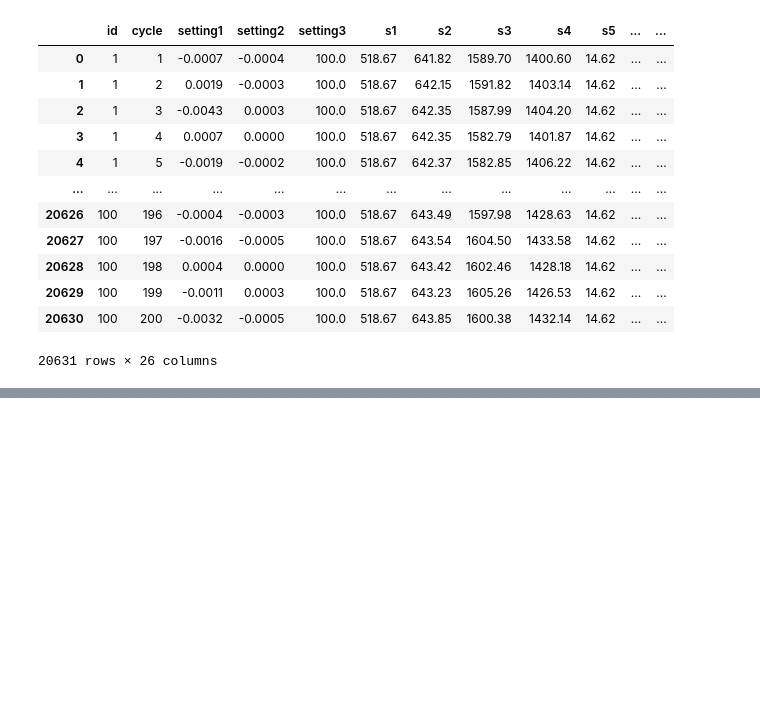
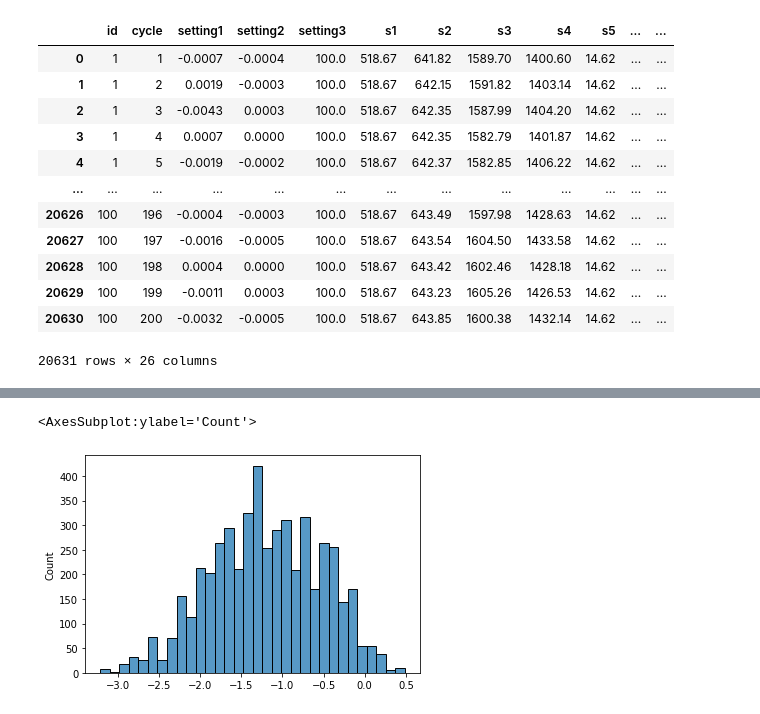
Before and after one commit to ChiXiaohang/CMAPSS_Preprocessing, a Jupyter notebook: data_view.ipynb, the cells around one changed output, grey strips where cells are left out. Drawn from its saved outputs; the diff is of its cells as text; code cells hidden in the pictures; blank space fills up the shorter version.

```diff
--- a/data_view.ipynb
+++ b/data_view.ipynb
@@ -114,0 +153,43 @@ train_df
+# %%
+import random
+def getPieceWiseData(data, augmentStartCycle=None, augmentEndCycle=None, movingAverage=None):
+    uniqueIds = data['id'].unique()
+    if movingAverage==None:
+        result = [data[data['id']==mId].values for mId in uniqueIds]
+    else:
+        result = [data[data['id']==mId].rolling(movingAverage).mean().dropna().values for mId in uniqueIds]
+    maxlen = np.max([len(x) for x in result])
+    #Augment the data now
+    if(augmentStartCycle!=None and augmentEndCycle!= None):
+        result1 = []
+        for mc in result:
+            maxCycle = len(mc)
+            for i in range(50):
+                idx = random.randint(max([maxCycle-145, 10]), max([maxCycle-10, 10]))
+                if(len(mc[:idx, :])>0):
+                    result1.append(mc[:idx, :])
+            #Also add the complete sequence.
+#             result1.append(mc)
+        result = result1
+    # calculate the ruls (-1) is the last column for RUL
+    ruls = [min(mc[:, -1]) for mc in result]
+    return result,ruls, maxlen
+# Use this last one only (prev one is a helper)
+from tensorflow.keras.preprocessing.sequence import pad_sequences
+def getPaddedSequence(data, pad_type='pre', maxlen=None, augmentStartCycle=None, augmentEndCycle=None, movingAverage=None):
+    piece_wise, ruls, ml = getPieceWiseData(data, augmentStartCycle, augmentEndCycle, movingAverage)
+    if(maxlen==None): maxlen = ml
+    padded_sequence = pad_sequences(piece_wise, padding=pad_type, maxlen=maxlen, dtype='float32')
+    return padded_sequence, ruls, maxlen
+# %%
+augmentStartCycle = 130
+augmentEndCycle = 362
+maxlen=200
+movingAverage = None
+padded_train, train_ruls, maxlen = getPaddedSequence(scaled_train, maxlen=maxlen, augmentStartCycle=augmentStartCycle, augmentEndCycle=augmentEndCycle, movingAverage=movingAverage)
+padded_test, test_ruls, maxlen = getPaddedSequence(scaled_test, maxlen=maxlen, movingAverage=movingAverage)
+# %%
+sns.histplot(train_ruls)
+# %% [output]
+<AxesSubplot:ylabel='Count'>
+[figure, added]
```
Also changed, not shown: parts of 22 cells of this notebook, 3 other files.
